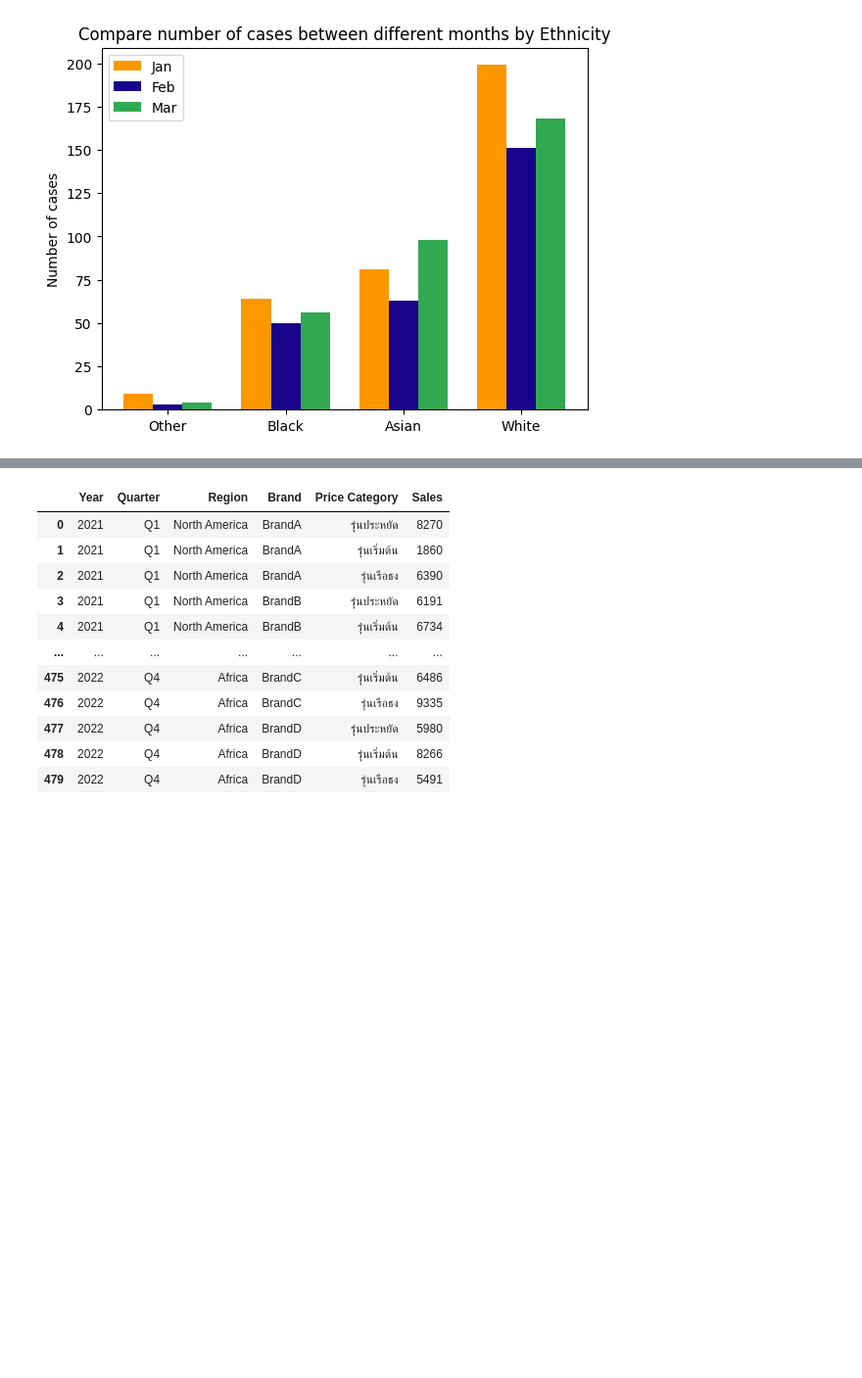
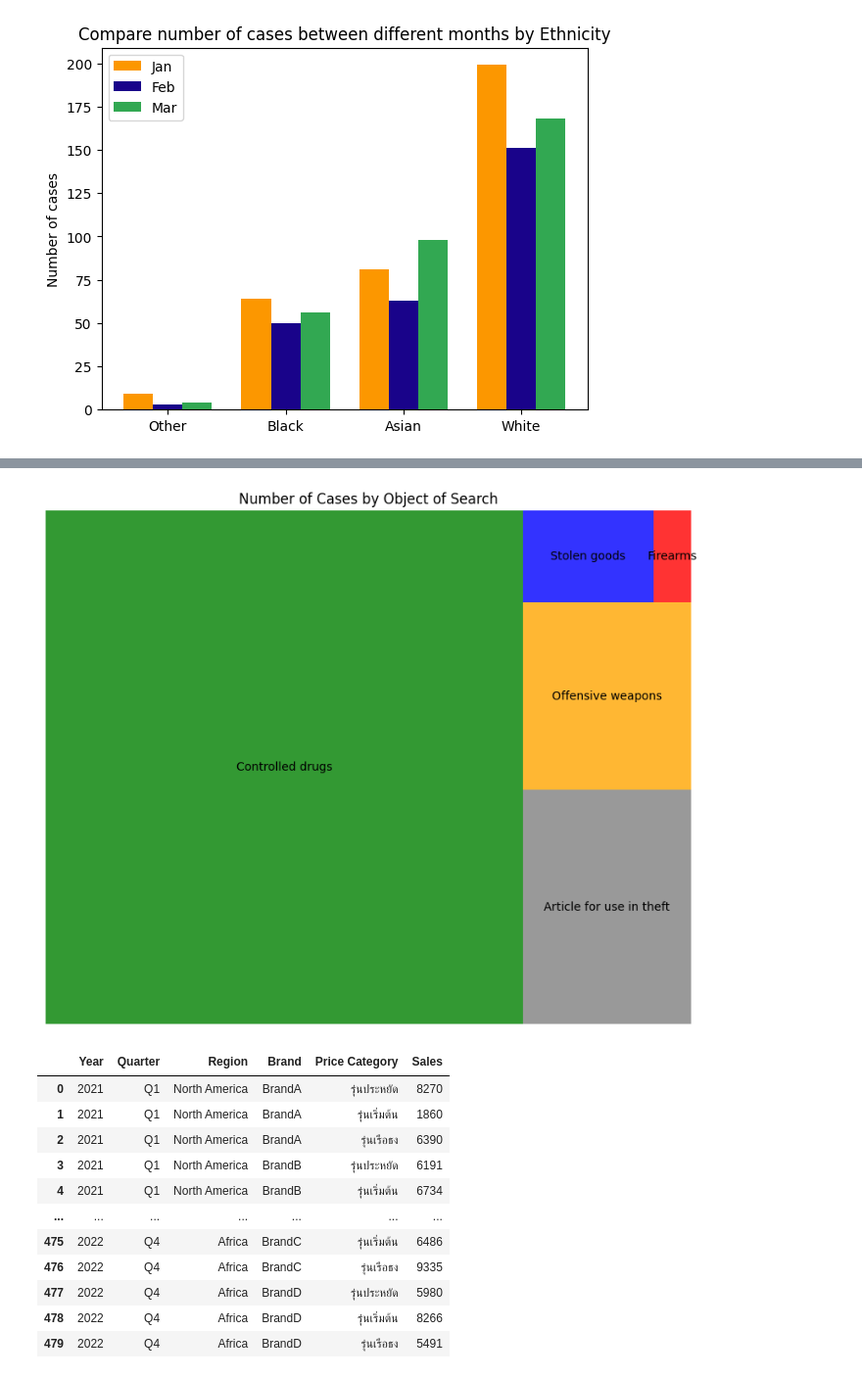
Before and after one commit to Panachai-spec007/dataviz2025, a Jupyter notebook: Copy_of_Visualize_Data_Comparison_2025.ipynb, the cells around one changed output, grey strips where cells are left out. Shown at 98% size. Drawn from its saved outputs; the diff is of its cells as text; code cells hidden in the pictures; blank space fills up the shorter version.

```diff
--- a/Copy_of_Visualize_Data_Comparison_2025.ipynb
+++ b/Copy_of_Visualize_Data_Comparison_2025.ipynb
@@ -182,3 +190,21 @@ plt.show()
+# %%
+import matplotlib.pyplot as plt
+import squarify
+
+# Count the occurrences of each 'Object of search'
+object_counts = data['Object of search'].value_counts()
+
+# Define colors for each object of search category based on their order in object_counts
+colors = ['green', 'grey', 'orange', 'blue', 'red'] # Assuming the order is Controlled drugs, Article for use in theft, Offensive weapons, Stolen goods, Firearms
+
+# Create the treemap
+plt.figure(figsize=(10, 8)) # Adjust figure size for better visibility
+squarify.plot(sizes=object_counts.values, label=object_counts.index, alpha=.8, color=colors)
+plt.title('Number of Cases by Object of Search')
+plt.axis('off')
+plt.show()
+# %% [output]
+[figure, added]
 # %%
 # prompt: replace word Budget in the Price Category with รุ่นเริ่มต้น
 
```
Also changed, not shown: parts of 1 cell of this notebook.
